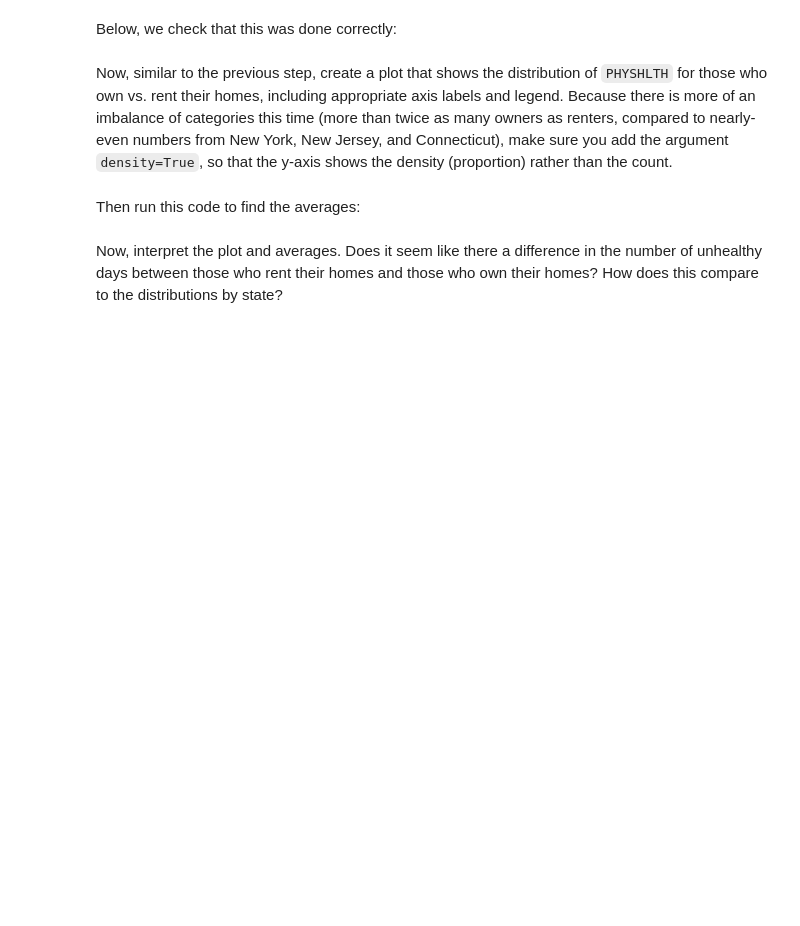
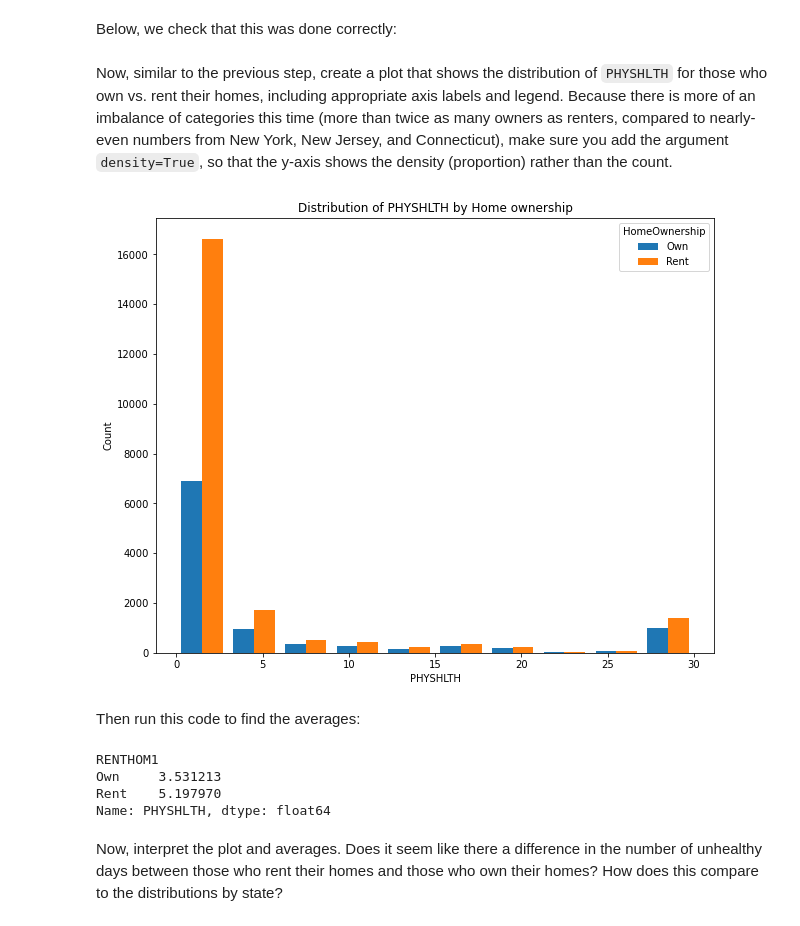
Before and after one commit to Mweru/dsc-hypothesis-testing-lab, a Jupyter notebook: index.ipynb, the cells around one changed output. Cells and saved outputs as stored; diff of their text form; code cells hidden in the pictures; blank space fills up the shorter version.

```diff
--- a/index.ipynb
+++ b/index.ipynb
@@ -210,11 +212,14 @@ Name: _STATE, dtype: int64
 Look in the data dictionary, pages 2-3, to determine which states map onto which codes. Then replace the numbers with strings representing the state names.
 # %%
 # Define a mapping from state codes to state names
-state_mapping = {
+states = {
     36: 'New York',
     34: 'New Jersey',
     9: 'Connecticut'
 }
 
 # Use .isin() to filter and update the _STATE column
-df.loc[df['_STATE'].isin(state_mapping.keys()), '_STATE'] = df['_STATE'].map(state_mapping)
+df.loc[df['_STATE'].isin(states.keys()), '_STATE'] = df['_STATE'].map(states)
+
+#df['_STATE'] = df['_STATE'].map(states)
+#df['_STATE']
@@ -329,0 +356,7 @@ In the cell below, modify `df` so that we have dropped all records where the `RE
+# %%
+# Your code here
+df.loc[df['RENTHOM1'] == 1, 'RENTHOM1'] = 'Own'
+df.loc[df['RENTHOM1'] == 2, 'RENTHOM1'] = 'Rent'
+
+# Identify rows to drop]
+df = df.loc[~df['RENTHOM1'].isin([3, 7, 9, "BLANK"])]  # Filter out unwanted values
@@ -347,7 +388,31 @@ Now, similar to the previous step, create a plot that shows the distribution of
+# %%
+# Your code here
+own = df.loc[df["RENTHOM1"] == "Rent", "PHYSHLTH"]
+rent = df.loc[df["RENTHOM1"] == "Own", "PHYSHLTH"]
+
+fig, ax = plt.subplots(figsize=(10, 8))
+
+ax.hist(
+    x=[own, rent],
+    label=["Own", "Rent"],
+)
+
+ax.set_xlabel("PHYSHLTH")
+ax.set_ylabel("Count")
+ax.set_title("Distribution of PHYSHLTH by Home ownership")
+
+ax.legend(title="HomeOwnership");
+# %% [output]
+[figure, added]
 # %% [markdown]
 Then run this code to find the averages:
 # %%
 # Run this cell without changes
 df.groupby("RENTHOM1")["PHYSHLTH"].mean()
+# %% [output]
+RENTHOM1
+Own     3.531213
+Rent    5.197970
+Name: PHYSHLTH, dtype: float64
 # %% [markdown]
 Now, interpret the plot and averages. Does it seem like there a difference in the number of unhealthy days between those who rent their homes and those who own their homes? How does this compare to the distributions by state?
```
Also changed, not shown: parts of 25 cells of this notebook.
